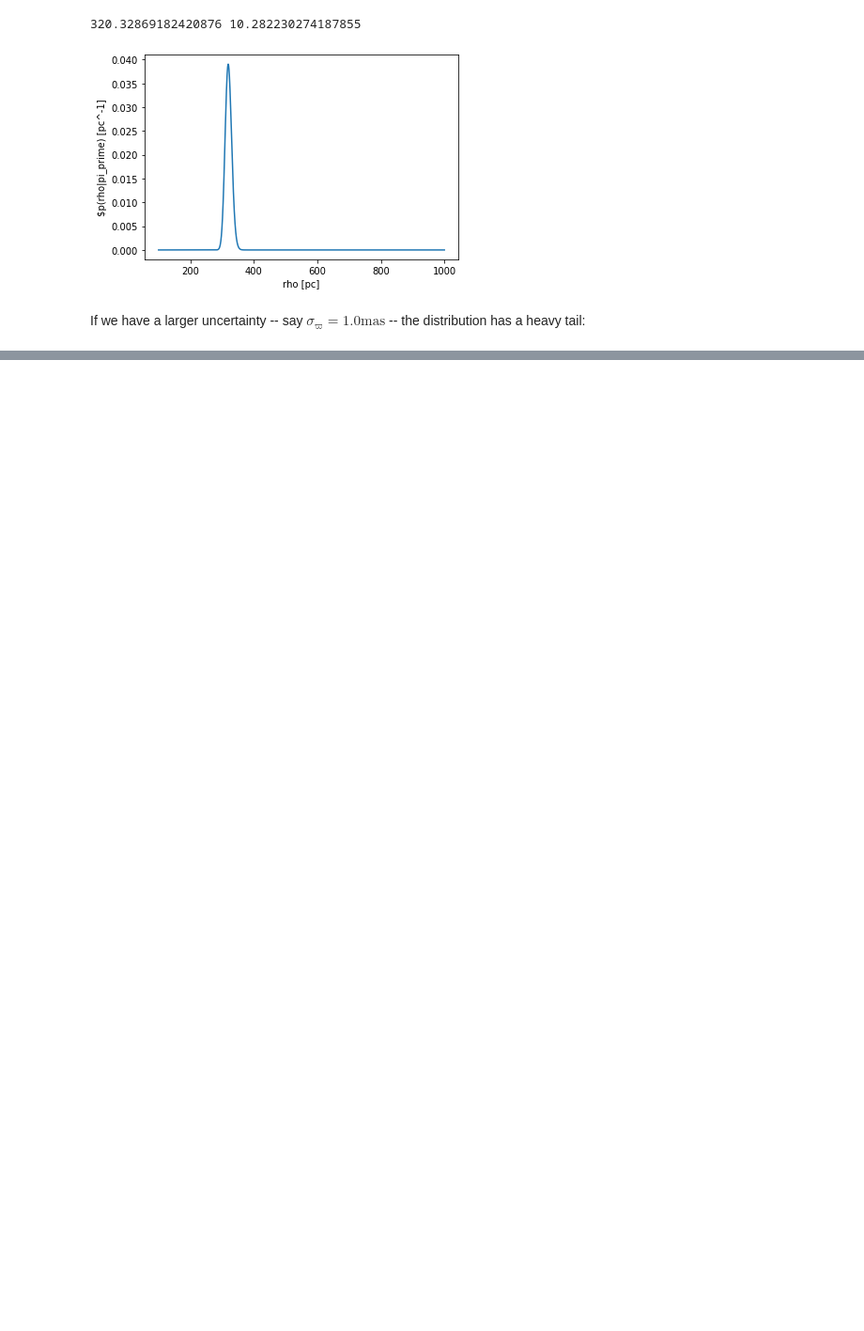
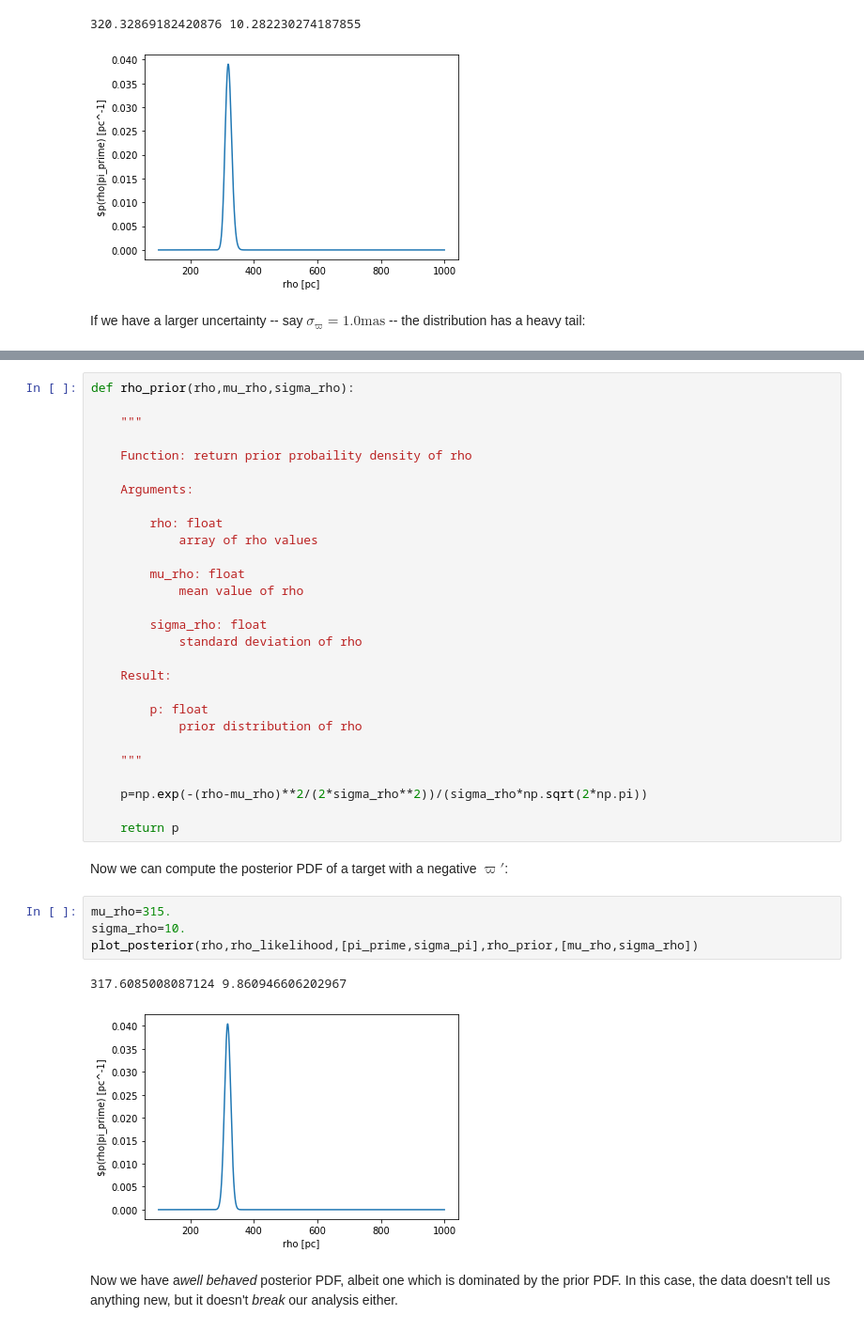
Before and after one commit to odlomax/LEAPS2019, a Jupyter notebook: Gaia_distance_stats.ipynb, the cells around one changed output, grey strips where cells are left out. Shown: that part at 94% size. Cells and saved outputs as stored; diff of their text form; blank space fills up the shorter version.

```diff
--- a/Gaia_distance_stats.ipynb
+++ b/Gaia_distance_stats.ipynb
@@ -140,0 +154,39 @@ plot_posterior(rho_likelihood,rho,pi_prime,sigma_pi)
+# %%
+def rho_prior(rho,mu_rho,sigma_rho):
+
+    """
+
+    Function: return prior probaility density of rho
+
+    Arguments:
+
+        rho: float
+            array of rho values
+
+        mu_rho: float
+            mean value of rho
+
+        sigma_rho: float
+            standard deviation of rho
+
+    Result:
+
+        p: float
+            prior distribution of rho
+
+    """
+
+    p=np.exp(-(rho-mu_rho)**2/(2*sigma_rho**2))/(sigma_rho*np.sqrt(2*np.pi))
+
+    return p
+# %% [markdown]
+Now we can compute the posterior PDF of a target with a negative $\varpi'$:
+# %%
+mu_rho=315.
+sigma_rho=10.
+plot_posterior(rho,rho_likelihood,[pi_prime,sigma_pi],rho_prior,[mu_rho,sigma_rho])
+# %% [output]
+317.6085008087124 9.860946606202967
+[figure, added]
+# %% [markdown]
+Now we have a<i>well behaved</i> posterior PDF, albeit one which is dominated by the prior PDF. In this case, the data doesn't tell us anything new, but it doesn't <i>break</i> our analysis either.
```
Also changed, not shown: parts of 9 cells of this notebook.
